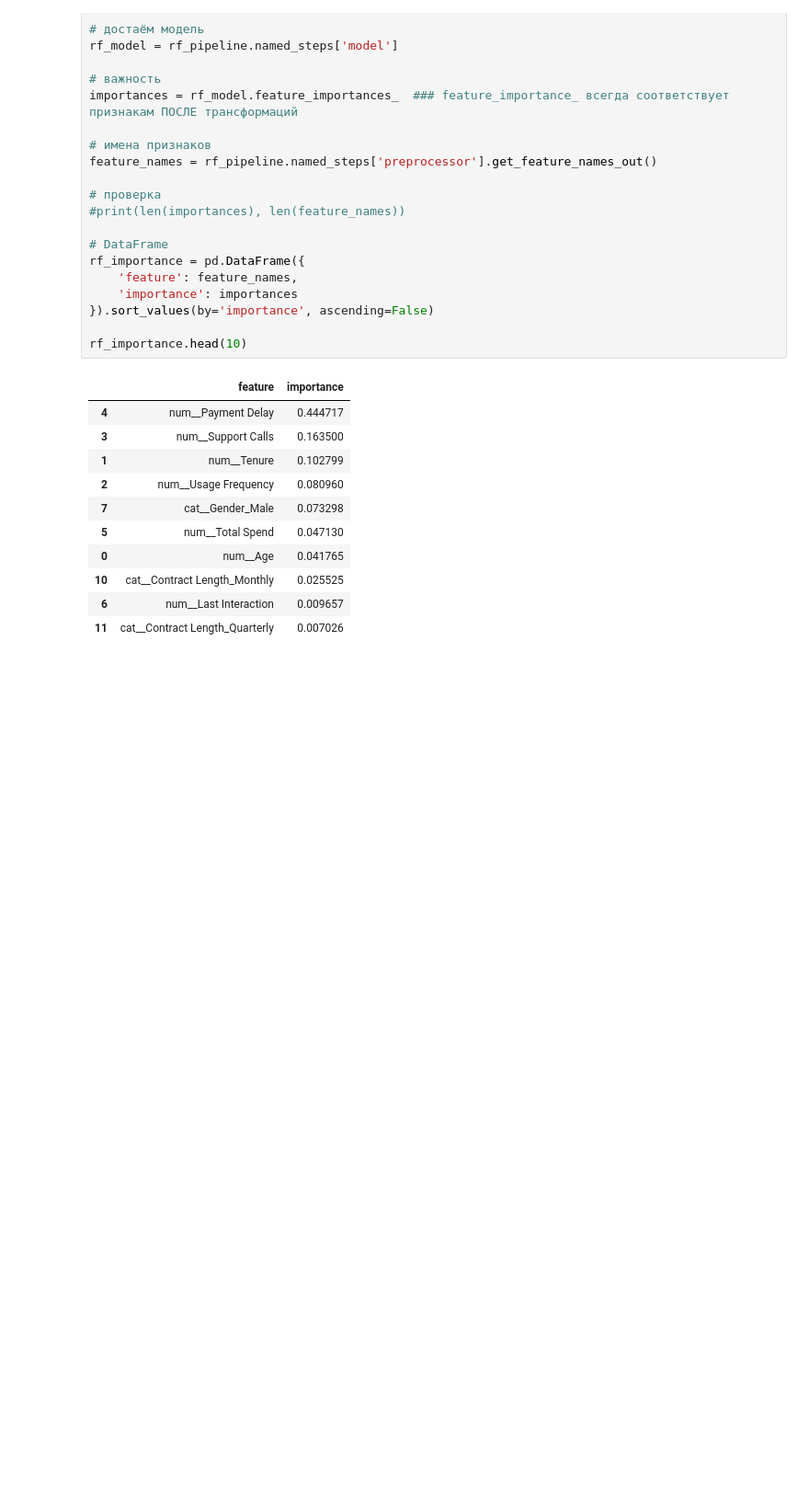
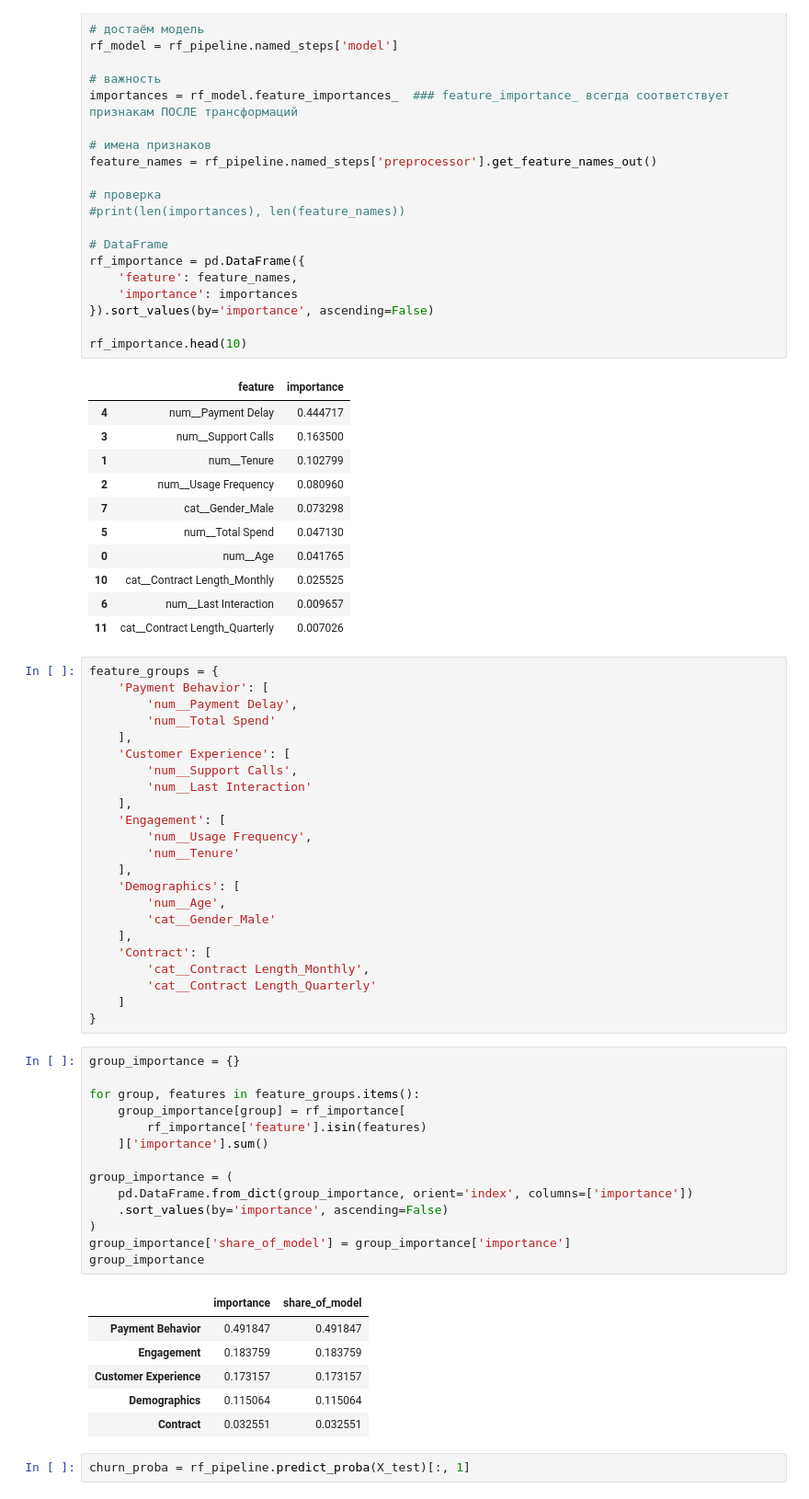
Before and after one commit to easyflygit/churn_prediction_project, a Jupyter notebook: notebooks/01_eda.ipynb, the cells around one changed output. Shown: that part at 92% size. Cells and saved outputs as stored; diff of their text form; blank space fills up the shorter version.

```diff
--- a/notebooks/01_eda.ipynb
+++ b/notebooks/01_eda.ipynb
@@ -315,3 +315,49 @@ rf_importance.head(10)
 | 10 | cat__Contract Length_Monthly | 0.025525 |
 | 6 | num__Last Interaction | 0.009657 |
 | 11 | cat__Contract Length_Quarterly | 0.007026 |
+# %%
+feature_groups = {
+    'Payment Behavior': [
+        'num__Payment Delay',
+        'num__Total Spend'
+    ],
+    'Customer Experience': [
+        'num__Support Calls',
+        'num__Last Interaction'
+    ],
+    'Engagement': [
+        'num__Usage Frequency',
+        'num__Tenure'
+    ],
+    'Demographics': [
+        'num__Age',
+        'cat__Gender_Male'
+    ],
+    'Contract': [
+        'cat__Contract Length_Monthly',
+        'cat__Contract Length_Quarterly'
+    ]
+}
+# %%
+group_importance = {}
+
+for group, features in feature_groups.items():
+    group_importance[group] = rf_importance[
+        rf_importance['feature'].isin(features)
+    ]['importance'].sum()
+
+group_importance = (
+    pd.DataFrame.from_dict(group_importance, orient='index', columns=['importance'])
+    .sort_values(by='importance', ascending=False)
+)
+group_importance['share_of_model'] = group_importance['importance']
+group_importance
+# %% [output]
+|  | importance | share_of_model |
+| Payment Behavior | 0.491847 | 0.491847 |
+| Engagement | 0.183759 | 0.183759 |
+| Customer Experience | 0.173157 | 0.173157 |
+| Demographics | 0.115064 | 0.115064 |
+| Contract | 0.032551 | 0.032551 |
+# %%
+churn_proba = rf_pipeline.predict_proba(X_test)[:, 1]
```
Also changed, not shown: parts of 3 cells of this notebook.
